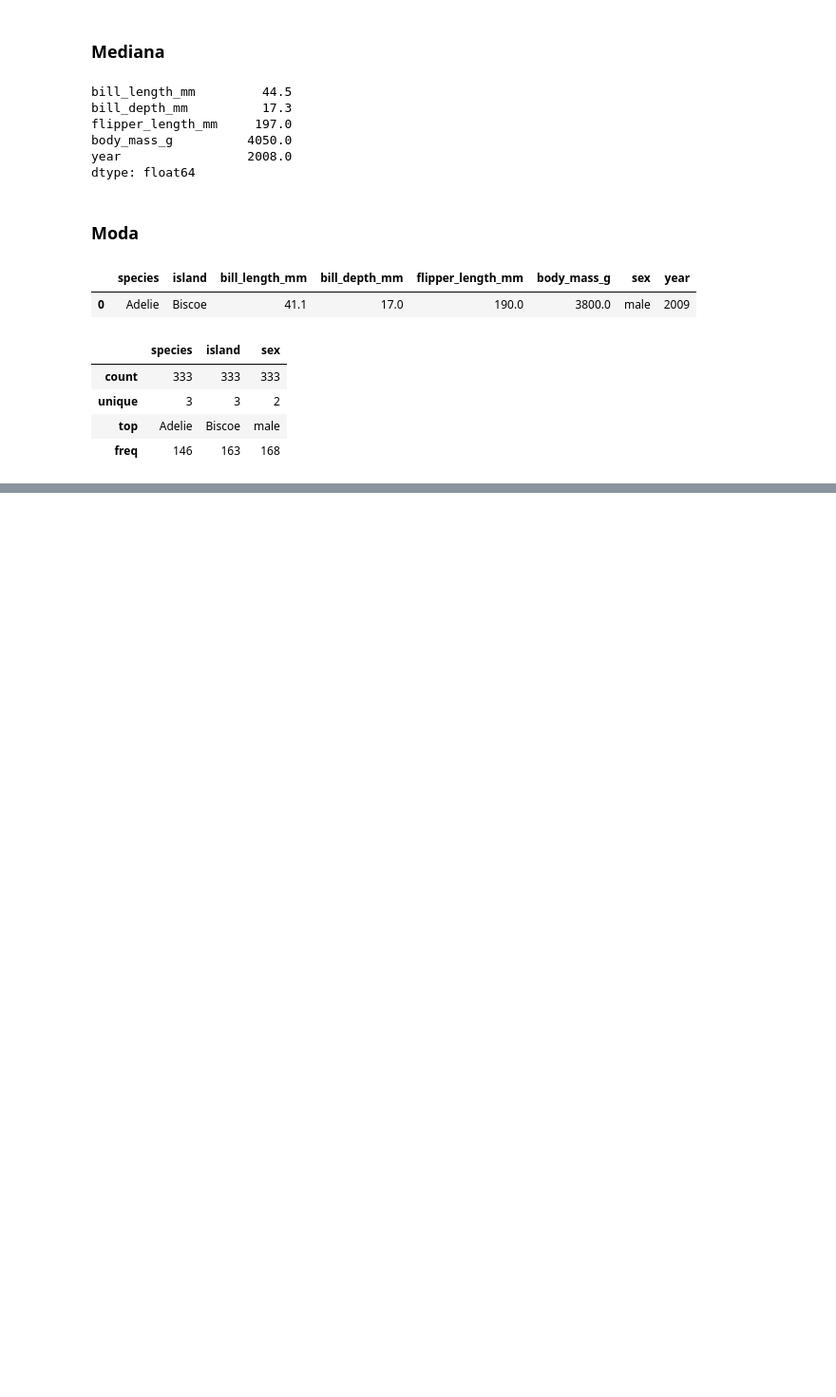
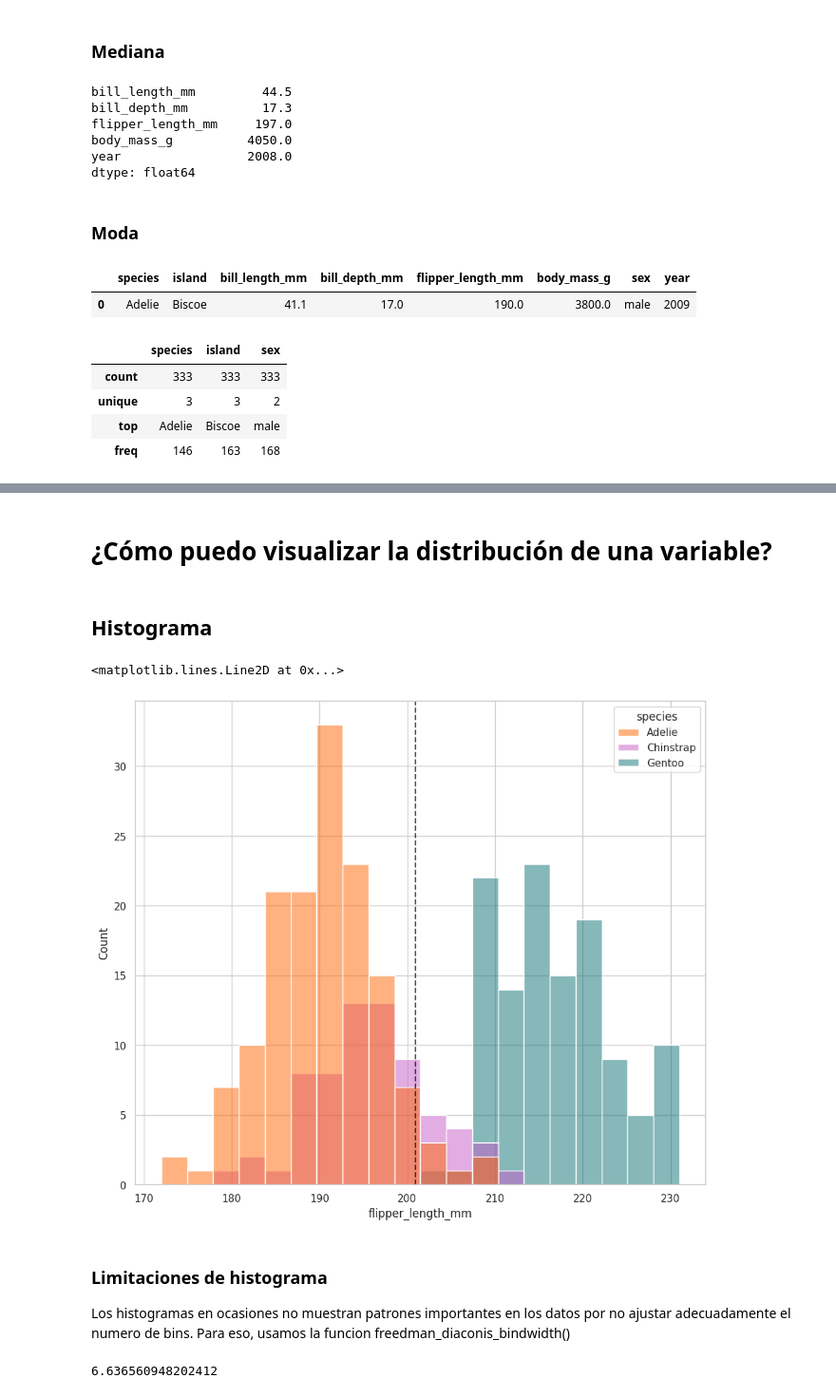
Before and after one commit to DiegoLerma/palmer_penguins_data_analysis, a Jupyter notebook: notebooks/0-0-dclt-download_data.ipynb, the cells around one changed output, grey strips where cells are left out. Shown at 95% size. Cells and saved outputs as stored; diff of their text form; code cells hidden in the pictures; blank space fills up the shorter version.

Commit message:
Agrego exploracion de datos por distribucion

```diff
--- a/notebooks/0-0-dclt-download_data.ipynb
+++ b/notebooks/0-0-dclt-download_data.ipynb
@@ -28,7 +28,12 @@ sns.set_style(style='whitegrid')
 sns.set_context(context='notebook')
 plt.rcParams['figure.figsize'] = (11, 9.4)
 
-penguin_color = {
+sns.histplot(
+    data=penguins_df,
+    x='flipper_length_mm',
+    bins=20,
+    hue='species',
+    ) = {
     'Adelie': '#ff6602ff',
     'Gentoo': '#0f7175ff',
     'Chinstrap': '#c65dc9ff'
@@ -482,0 +581,27 @@ penguins_df.describe(include='category')
+# %% [markdown]
+# ¿Cómo puedo visualizar la distribución de una variable?
+# %% [markdown]
+## Histograma
+# %%
+sns.histplot(
+    data=penguins_df,
+    x='flipper_length_mm',
+    bins=20,
+    hue='species',
+    palette=penguin_color
+    )
+
+plt.axvline(
+    x=penguins_df.flipper_length_mm.mean(),
+    color='black',
+    linestyle='--',
+    alpha=0.7,
+    label='mean'
+)
+# %% [output]
+<matplotlib.lines.Line2D at 0x...>
+[figure, added]
+# %% [markdown]
+### Limitaciones de histograma
+Los histogramas en ocasiones no muestran patrones importantes en los datos por no ajustar adecuadamente el numero de bins.
+Para eso, usamos la funcion freedman_diaconis_bindwidth()
@@ -482,0 +615,4 @@ penguins_df.describe(include='category')
+# %%
+freedman_diaconis_bindwidth(penguins_df.flipper_length_mm)
+# %% [output]
+6.636560948202412
```
Also changed, not shown: parts of 50 cells of this notebook.
